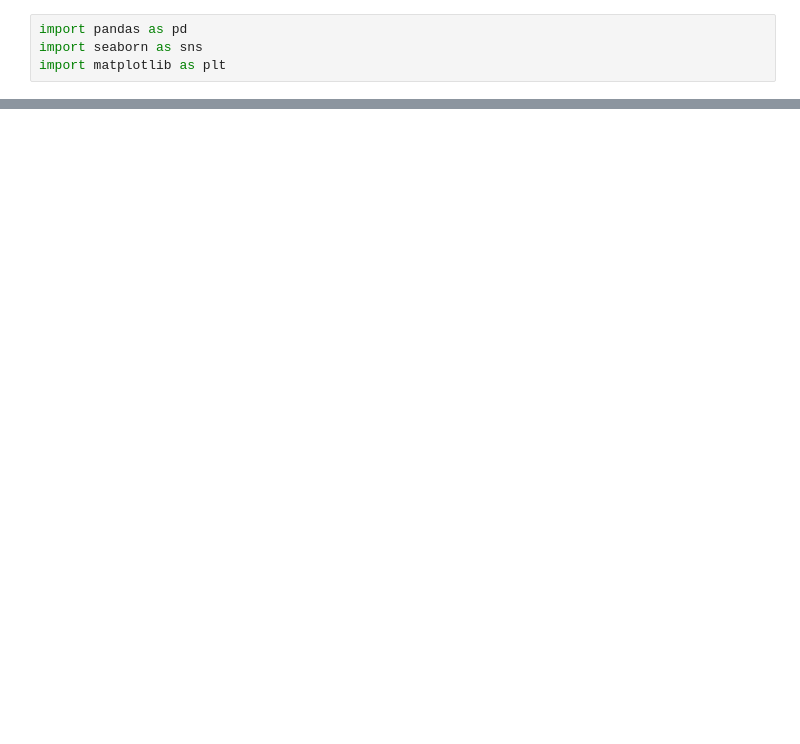
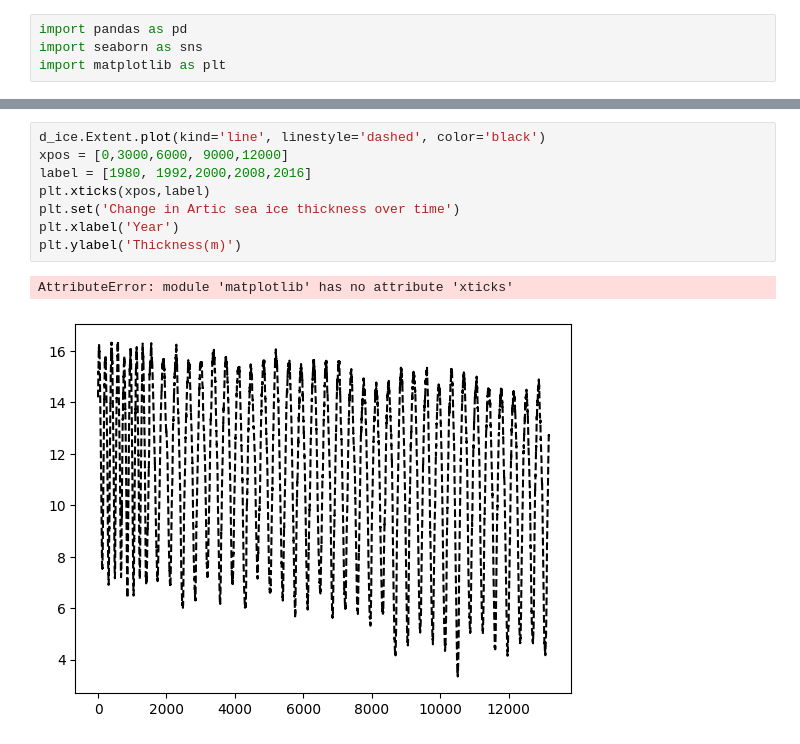
Before and after one commit to Thanush38/Data-Analysis, a Jupyter notebook: Worksheet5.ipynb, the cells around one changed output, grey strips where cells are left out. Drawn from its saved outputs; the diff is of its cells as text; blank space fills up the shorter version.

```diff
--- a/Worksheet5.ipynb
+++ b/Worksheet5.ipynb
@@ -23,0 +15,11 @@ print(d_diam)
+# %%
+d_ice.Extent.plot(kind='line', linestyle='dashed', color='black')
+xpos = [0,3000,6000, 9000,12000]
+label = [1980, 1992,2000,2008,2016]
+plt.xticks(xpos,label)
+plt.set('Change in Artic sea ice thickness over time')
+plt.xlabel('Year')
+plt.ylabel('Thickness(m)')
+# %% [output]
+AttributeError: module 'matplotlib' has no attribute 'xticks'
+[figure, added]
```
Also changed, not shown: parts of 1 cell of this notebook, 1 other file.
